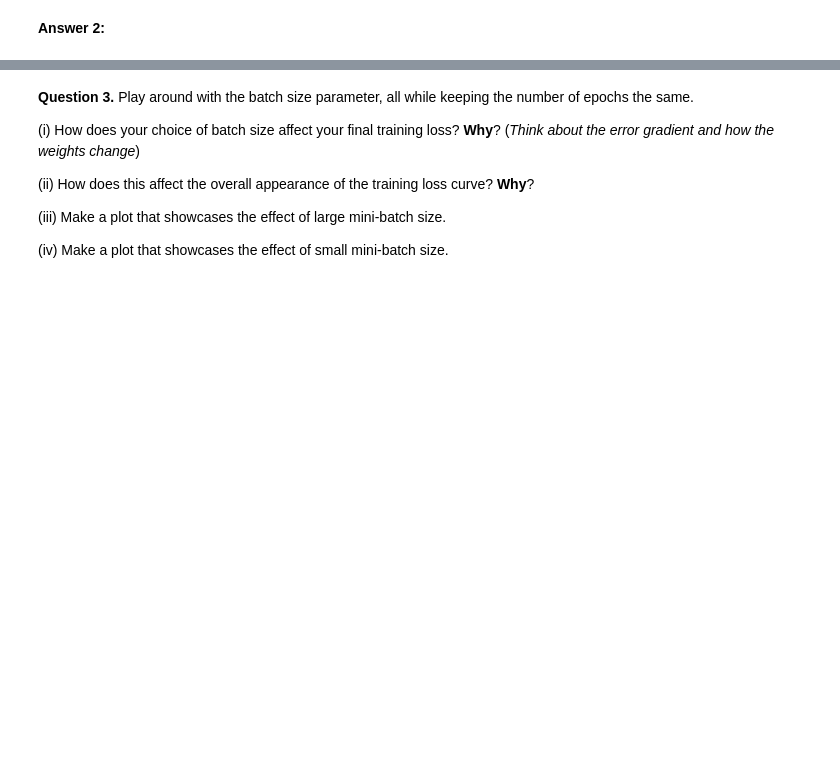
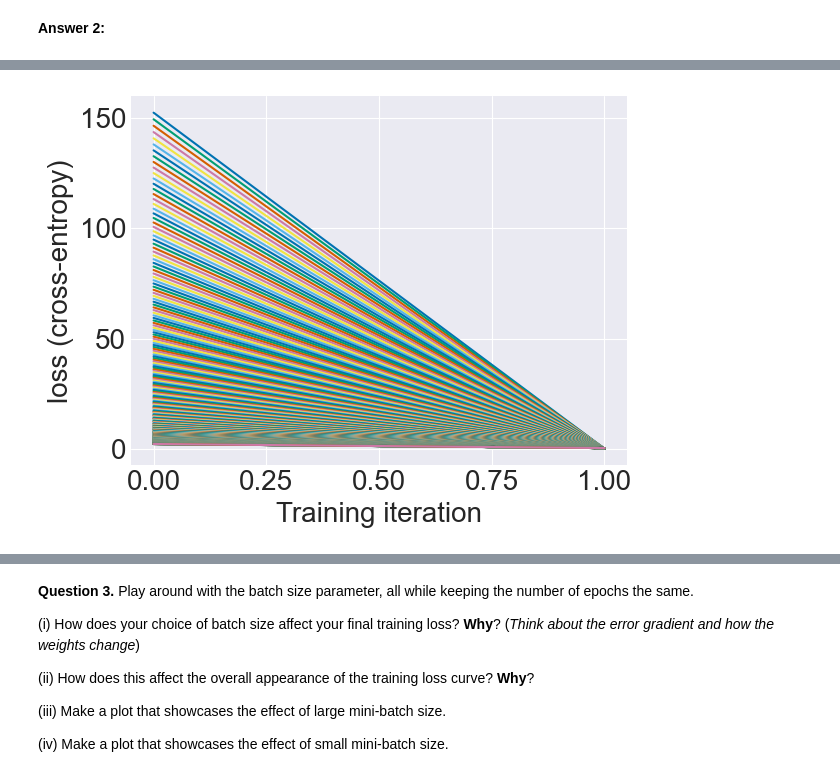
Before and after one commit to sampolz/Neural-Networks, a Jupyter notebook: Project 2/softmax_layer.ipynb, the cells around one changed output, grey strips where cells are left out. Cells and saved outputs as stored; diff of their text form; code cells hidden in the pictures; blank space fills up the shorter version.

```diff
--- a/Project 2/softmax_layer.ipynb
+++ b/Project 2/softmax_layer.ipynb
@@ -207,0 +206,26 @@ YOUR ANSWER HERE
+# %%
+softmaxNet = SoftmaxLayer(10)
+loss_history_reg100 = softmaxNet.fit(x_dev, y_dev,
+                              n_epochs=400,
+                              mini_batch_sz=250,
+                              reg=100,
+                              r_seed=0)
+
+plot_cross_entropy_loss(loss_history_reg100)
+
+print("--------------------------------")
+print("Regularization = 10")
+loss_history_reg10 = softmaxNet.fit(x_dev, y_dev,
+                              n_epochs=400,
+                              mini_batch_sz=250,
+                              reg=10,
+                              r_seed=0)
+
+print("--------------------------------")
+print("Regularization = 1000")
+loss_history_reg1000 = softmaxNet.fit(x_dev, y_dev,
+                              n_epochs=400,
+                              mini_batch_sz=250,
+                              reg=1000,
+                              r_seed=0)
+# %% [output]
@@ -207,0 +236 @@ YOUR ANSWER HERE
+[figure, added]
```
Also changed, not shown: parts of 6 cells of this notebook.
